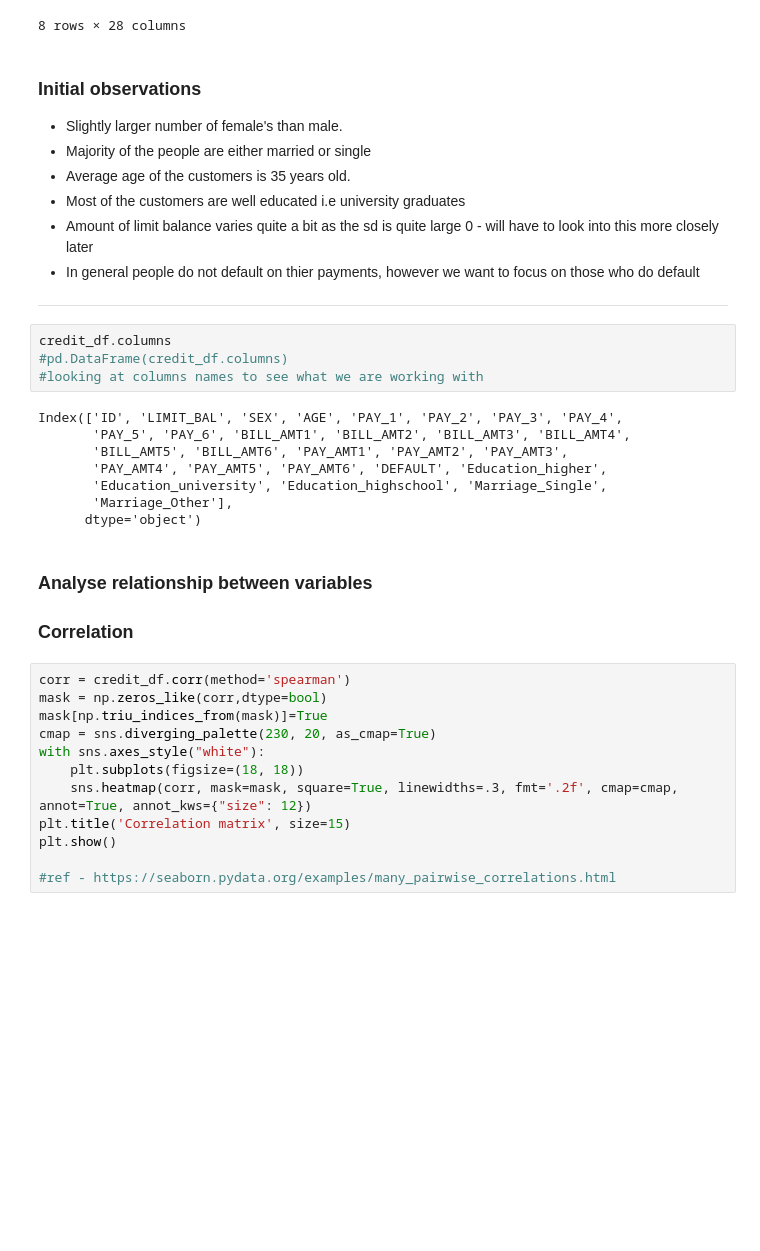
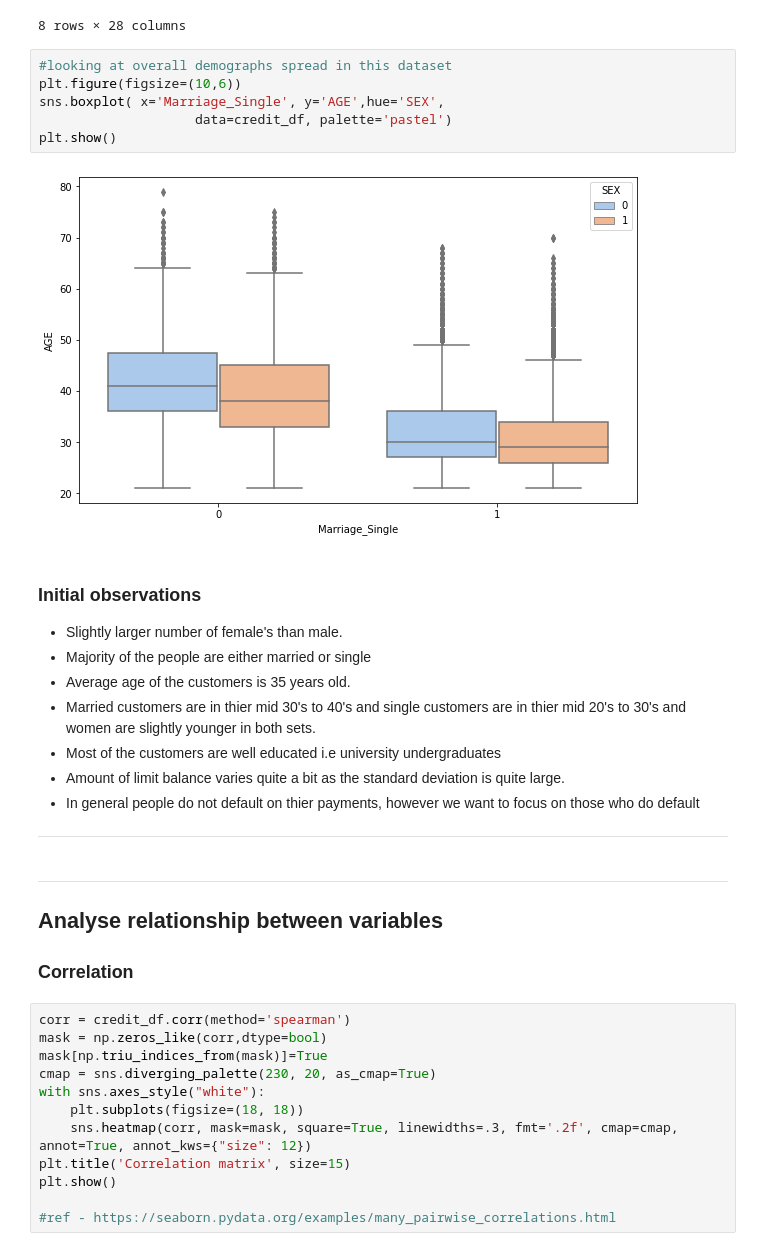
Before and after one commit to apayal/capstone_project, a Jupyter notebook: _notebooks/EDA.ipynb, the cells around one changed output. Saved outputs shown, nothing was run; the diff lists cells and outputs as text; blank space fills up the shorter version.

```diff
--- a/_notebooks/EDA.ipynb
+++ b/_notebooks/EDA.ipynb
@@ -48,30 +48,28 @@ credit_df.describe()
 | 75% | 22500.250000 | 240000.000000 | 1.000000 | 41.000000 | 1.000000 | 1.000000 | 1.000000 | 1.000000 | 1.000000 | 1.000000 | ... | ... |
 | max | 30000.000000 | 1000000.000000 | 1.000000 | 79.000000 | 9.000000 | 9.000000 | 9.000000 | 9.000000 | 9.000000 | 9.000000 | ... | ... |
 8 rows × 28 columns
+# %%
+#looking at overall demographs spread in this dataset
+plt.figure(figsize=(10,6))
+sns.boxplot( x='Marriage_Single', y='AGE',hue='SEX',
+                    data=credit_df, palette='pastel')
+plt.show()
+# %% [output]
+[figure, added]
 # %% [markdown]
 ### Initial observations
 
 - Slightly larger number of female's than male.
 - Majority of the people are either married or single
 - Average age of the customers is 35 years old.
-- Most of the customers are well educated i.e university graduates
-- Amount of limit balance varies quite a bit as the sd is quite large 0 - will have to look into this more closely later
+- Married customers are in thier mid 30's to 40's and single customers are in thier mid 20's to 30's and women are slightly younger in both sets.
+- Most of the customers are well educated i.e university undergraduates
+- Amount of limit balance varies quite a bit as the standard deviation is quite large.
 - In general people do not default on thier payments, however we want to focus on those who do default
 ***
-# %%
-credit_df.columns
-#pd.DataFrame(credit_df.columns)
-#looking at columns names to see what we are working with
-# %% [output]
-Index(['ID', 'LIMIT_BAL', 'SEX', 'AGE', 'PAY_1', 'PAY_2', 'PAY_3', 'PAY_4',
-       'PAY_5', 'PAY_6', 'BILL_AMT1', 'BILL_AMT2', 'BILL_AMT3', 'BILL_AMT4',
-       'BILL_AMT5', 'BILL_AMT6', 'PAY_AMT1', 'PAY_AMT2', 'PAY_AMT3',
-       'PAY_AMT4', 'PAY_AMT5', 'PAY_AMT6', 'DEFAULT', 'Education_higher',
-       'Education_university', 'Education_highschool', 'Marriage_Single',
-       'Marriage_Other'],
-      dtype='object')
 # %% [markdown]
-### Analyse relationship between variables
+***
+## Analyse relationship between variables <a id="a1.2"></a>
 
 ### Correlation
 # %%
```
Also changed, not shown: parts of 26 cells of this notebook, 2 other files.
